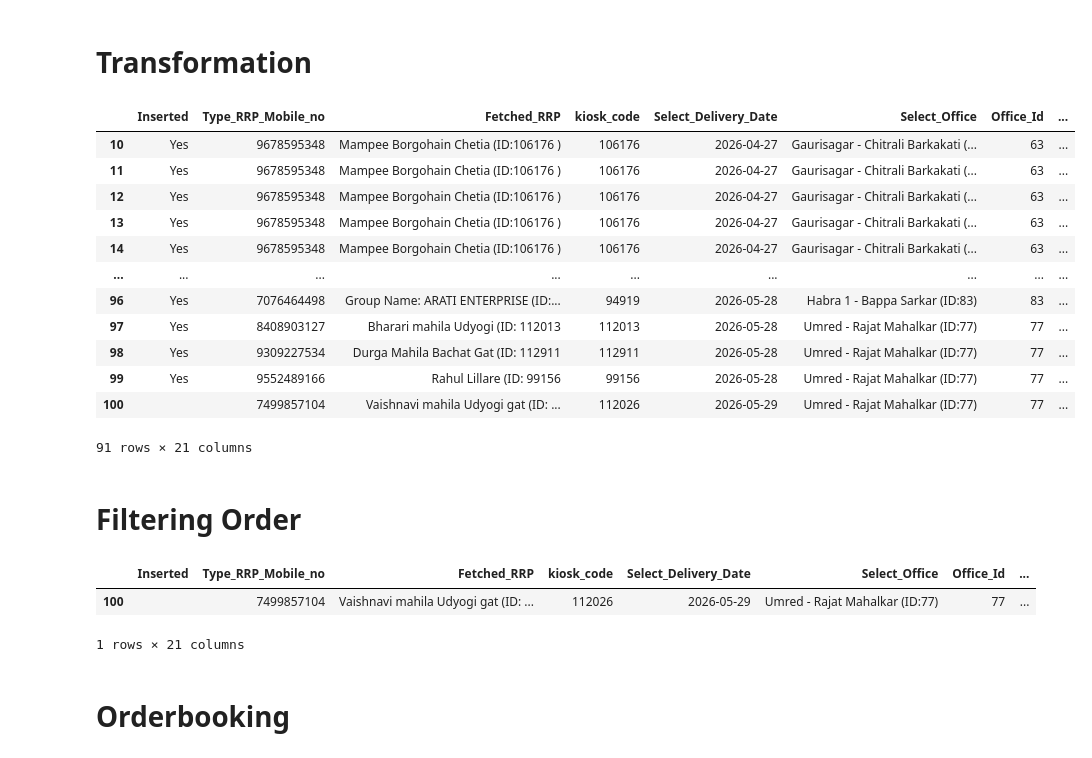
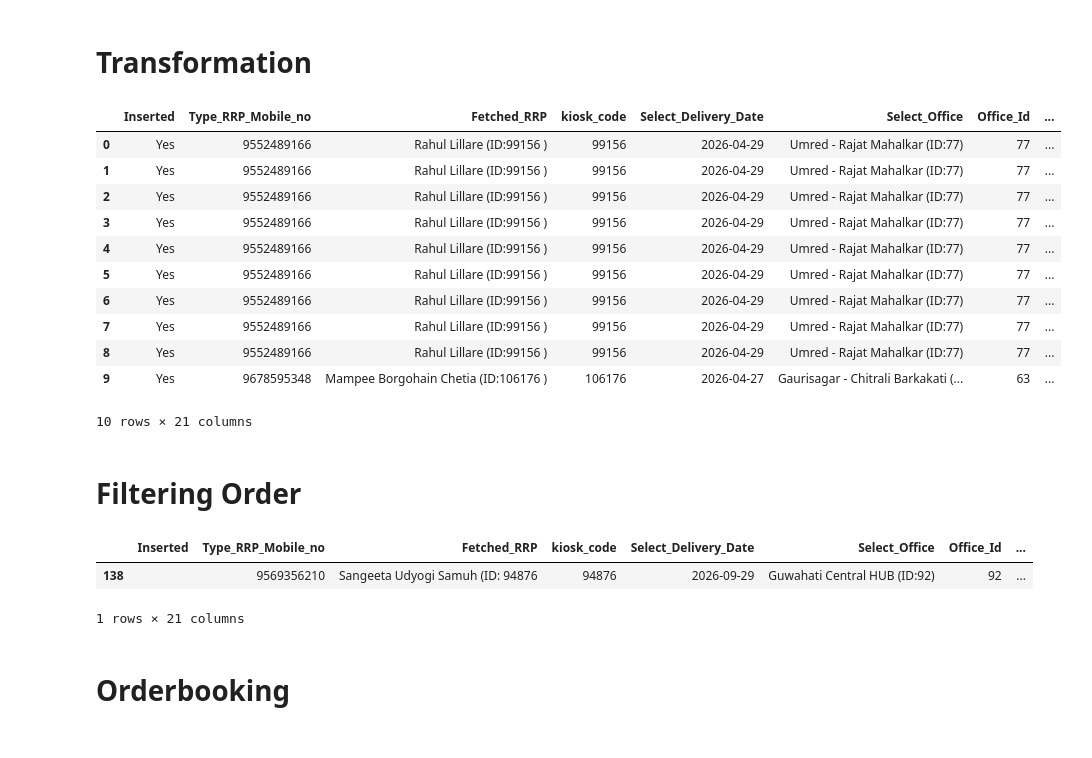
Before and after one commit to Omhanda/Local_Pipelines, a Jupyter notebook: DROP_orderbooking.ipynb, the cells around one changed output. Drawn from its saved outputs; the diff is of its cells as text; code cells hidden in the pictures.

```diff
--- a/DROP_orderbooking.ipynb
+++ b/DROP_orderbooking.ipynb
@@ -50,66 +50,59 @@ order_booking_df = pd.DataFrame(order_booking_sheet.worksheet('Clean Orders').ge
 # %% [markdown]
 # Transformation
 # %%
-
 order_booking_df['Select_Delivery_Date'] = pd.to_datetime(
     order_booking_df['Select_Delivery_Date'].str.strip(),
     format='%d-%m-%Y'
 )
-
-# order_booking_df['Changed_date'] = pd.to_datetime(
-#     order_booking_df['Changed_date'].str.strip(),
-#     format='%d-%m-%Y'
-# )
 
 order_booking_df['lat_code'] = pd.to_numeric(
     order_booking_df['lat_code'].astype(str).str.strip(),
     errors='coerce'
 )
 
 order_booking_df['long_code'] = pd.to_numeric(
     order_booking_df['long_code'].astype(str).str.strip(),
     errors='coerce'
 )
 
 order_booking_df['Product_Price'] = pd.to_numeric(
     order_booking_df['Product_Price'].astype(str).str.strip(),
     errors='coerce'
 )
 
 order_booking_df['rrp_u'] = (
     'D~' + order_booking_df['route_id']
     .astype(str)
     .str.replace(r'[\n\r]', '', regex=True)
     .str.strip()
 )
 
 
 # order_booking_df['route_id_str'] = order_booking_df['route_id'].apply(lambda x: f"{x:03d}")
 
 order_booking_df['route_id_str'] = order_booking_df['route_id'].astype(str)
 
-order_booking_df[10:]
+order_booking_df[:10]
 # %% [output]
 |  | Inserted | Type_RRP_Mobile_no | Fetched_RRP | kiosk_code | Select_Delivery_Date | Select_Office | Office_Id | ... |
-| 10 | Yes | 9678595348 | Mampee Borgohain Chetia (ID:106176 ) | 106176 | 2026-04-27 | Gaurisagar - Chitrali Barkakati (... | 63 | ... |
-| 11 | Yes | 9678595348 | Mampee Borgohain Chetia (ID:106176 ) | 106176 | 2026-04-27 | Gaurisagar - Chitrali Barkakati (... | 63 | ... |
-| 12 | Yes | 9678595348 | Mampee Borgohain Chetia (ID:106176 ) | 106176 | 2026-04-27 | Gaurisagar - Chitrali Barkakati (... | 63 | ... |
-| 13 | Yes | 9678595348 | Mampee Borgohain Chetia (ID:106176 ) | 106176 | 2026-04-27 | Gaurisagar - Chitrali Barkakati (... | 63 | ... |
-| 14 | Yes | 9678595348 | Mampee Borgohain Chetia (ID:106176 ) | 106176 | 2026-04-27 | Gaurisagar - Chitrali Barkakati (... | 63 | ... |
-| ... | ... | ... | ... | ... | ... | ... | ... | ... |
-| 96 | Yes | 7076464498 | Group Name: ARATI ENTERPRISE (ID:... | 94919 | 2026-05-28 | Habra 1 - Bappa Sarkar (ID:83) | 83 | ... |
-| 97 | Yes | 8408903127 | Bharari mahila Udyogi (ID: 112013 | 112013 | 2026-05-28 | Umred - Rajat Mahalkar (ID:77) | 77 | ... |
-| 98 | Yes | 9309227534 | Durga Mahila Bachat Gat (ID: 112911 | 112911 | 2026-05-28 | Umred - Rajat Mahalkar (ID:77) | 77 | ... |
-| 99 | Yes | 9552489166 | Rahul Lillare (ID: 99156 | 99156 | 2026-05-28 | Umred - Rajat Mahalkar (ID:77) | 77 | ... |
-| 100 |  | 7499857104 | Vaishnavi mahila Udyogi gat (ID: ... | 112026 | 2026-05-29 | Umred - Rajat Mahalkar (ID:77) | 77 | ... |
+| 0 | Yes | 9552489166 | Rahul Lillare (ID:99156 ) | 99156 | 2026-04-29 | Umred - Rajat Mahalkar (ID:77) | 77 | ... |
+| 1 | Yes | 9552489166 | Rahul Lillare (ID:99156 ) | 99156 | 2026-04-29 | Umred - Rajat Mahalkar (ID:77) | 77 | ... |
+| 2 | Yes | 9552489166 | Rahul Lillare (ID:99156 ) | 99156 | 2026-04-29 | Umred - Rajat Mahalkar (ID:77) | 77 | ... |
+| 3 | Yes | 9552489166 | Rahul Lillare (ID:99156 ) | 99156 | 2026-04-29 | Umred - Rajat Mahalkar (ID:77) | 77 | ... |
+| 4 | Yes | 9552489166 | Rahul Lillare (ID:99156 ) | 99156 | 2026-04-29 | Umred - Rajat Mahalkar (ID:77) | 77 | ... |
+| 5 | Yes | 9552489166 | Rahul Lillare (ID:99156 ) | 99156 | 2026-04-29 | Umred - Rajat Mahalkar (ID:77) | 77 | ... |
+| 6 | Yes | 9552489166 | Rahul Lillare (ID:99156 ) | 99156 | 2026-04-29 | Umred - Rajat Mahalkar (ID:77) | 77 | ... |
+| 7 | Yes | 9552489166 | Rahul Lillare (ID:99156 ) | 99156 | 2026-04-29 | Umred - Rajat Mahalkar (ID:77) | 77 | ... |
+| 8 | Yes | 9552489166 | Rahul Lillare (ID:99156 ) | 99156 | 2026-04-29 | Umred - Rajat Mahalkar (ID:77) | 77 | ... |
+| 9 | Yes | 9678595348 | Mampee Borgohain Chetia (ID:106176 ) | 106176 | 2026-04-27 | Gaurisagar - Chitrali Barkakati (... | 63 | ... |
-91 rows × 21 columns
+10 rows × 21 columns
 # %% [markdown]
 # Filtering Order
 # %%
-rrp = 112026
-officeid = 77
-route = '207'
-date1 = '29-05-2026'
+rrp = 94876
+officeid = 92
+route = '240'
+date1 = '29-09-2026'
 date1 = pd.to_datetime(date1, dayfirst=True)
 user = 61618
 
@@ -120,7 +113,7 @@ order_booking_df2 = order_booking_df[(order_booking_df['kiosk_code'] == rrp) & (
 order_booking_df2
 # %% [output]
 |  | Inserted | Type_RRP_Mobile_no | Fetched_RRP | kiosk_code | Select_Delivery_Date | Select_Office | Office_Id | ... |
-| 100 |  | 7499857104 | Vaishnavi mahila Udyogi gat (ID: ... | 112026 | 2026-05-29 | Umred - Rajat Mahalkar (ID:77) | 77 | ... |
+| 138 |  | 9569356210 | Sangeeta Udyogi Samuh (ID: 94876 | 94876 | 2026-09-29 | Guwahati Central HUB (ID:92) | 92 | ... |
 1 rows × 21 columns
 # %% [markdown]
 # Orderbooking
```
Also changed, not shown: parts of 13 cells of this notebook, 2 other files.
